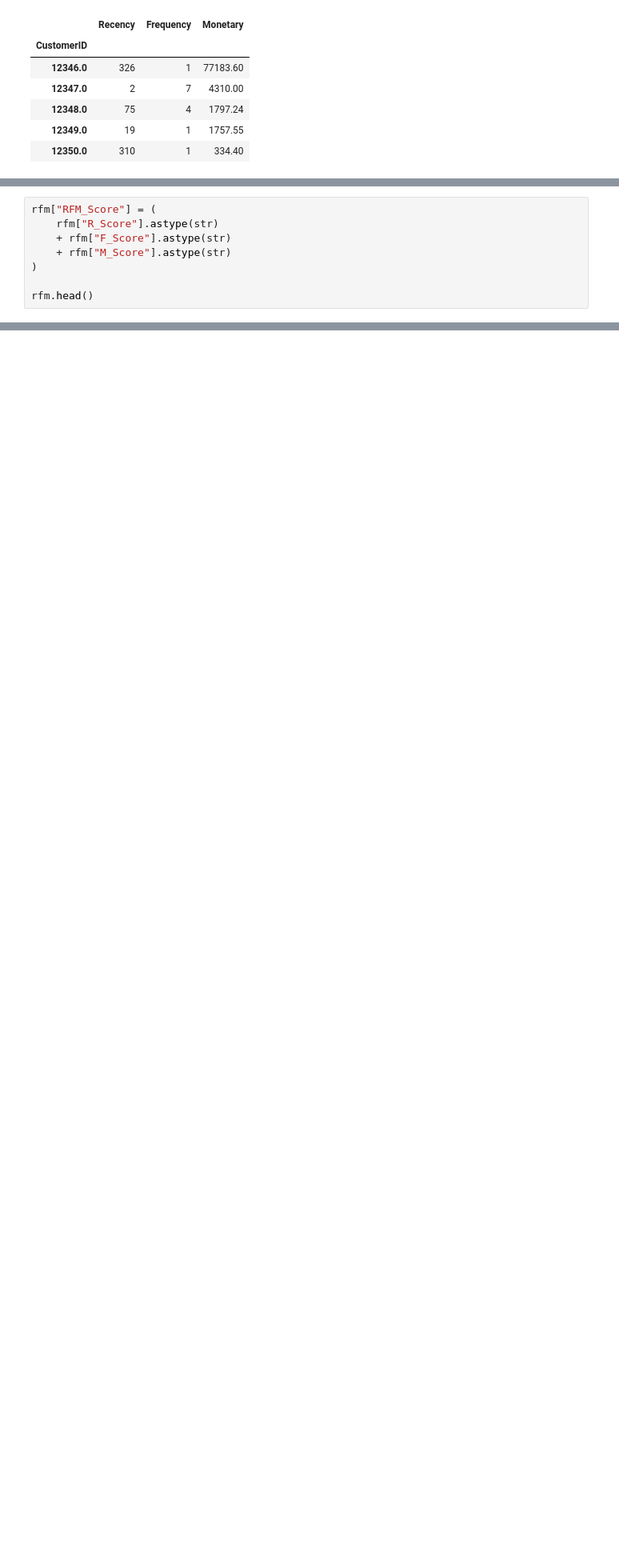
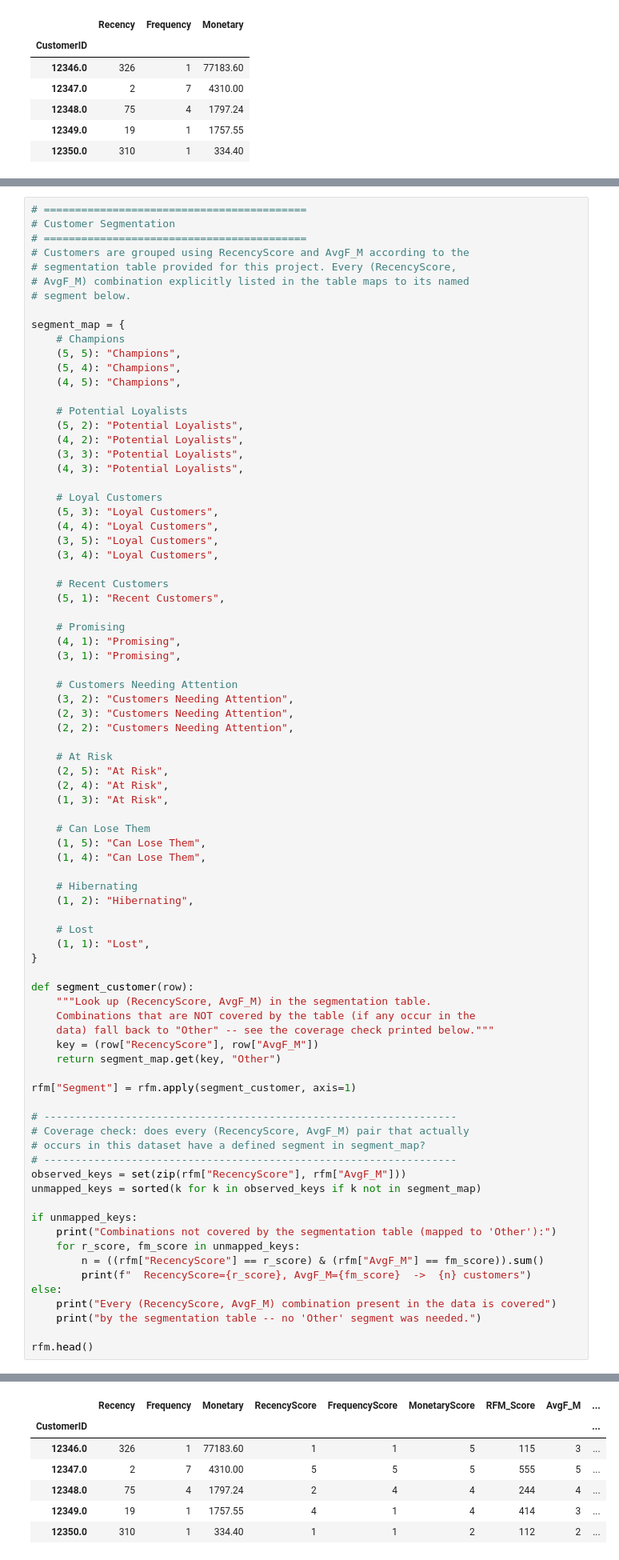
Before and after one commit to Ahmedwaheed01/global-ecommerce-data-analysis, a Jupyter notebook: Notebook/Online_Retail_Analysis.ipynb, the cells around one changed output, grey strips where cells are left out. Shown at 80% size. Saved outputs shown, nothing was run; the diff lists cells and outputs as text; blank space fills up the shorter version.

```diff
--- a/Notebook/Online_Retail_Analysis.ipynb
+++ b/Notebook/Online_Retail_Analysis.ipynb
@@ -694,8 +690,0 @@ rfm["M_Score"] = pd.qcut(
-# %%
-rfm["RFM_Score"] = (
-    rfm["R_Score"].astype(str)
-    + rfm["F_Score"].astype(str)
-    + rfm["M_Score"].astype(str)
-)
-
-rfm.head()
@@ -743,0 +767,82 @@ rfm.head()
+# %%
+# ==========================================
+# Customer Segmentation
+# ==========================================
+# Customers are grouped using RecencyScore and AvgF_M according to the
+# segmentation table provided for this project. Every (RecencyScore,
+# AvgF_M) combination explicitly listed in the table maps to its named
+# segment below.
+
+segment_map = {
+    # Champions
+    (5, 5): "Champions",
+    (5, 4): "Champions",
+    (4, 5): "Champions",
+
+    # Potential Loyalists
+    (5, 2): "Potential Loyalists",
+    (4, 2): "Potential Loyalists",
+    (3, 3): "Potential Loyalists",
+    (4, 3): "Potential Loyalists",
+
+    # Loyal Customers
+    (5, 3): "Loyal Customers",
+    (4, 4): "Loyal Customers",
+    (3, 5): "Loyal Customers",
+    (3, 4): "Loyal Customers",
+
+    # Recent Customers
+    (5, 1): "Recent Customers",
+
+    # Promising
+    (4, 1): "Promising",
+    (3, 1): "Promising",
+
+    # Customers Needing Attention
+    (3, 2): "Customers Needing Attention",
+    (2, 3): "Customers Needing Attention",
+    (2, 2): "Customers Needing Attention",
+
+    # At Risk
+    (2, 5): "At Risk",
+    (2, 4): "At Risk",
+    (1, 3): "At Risk",
+
+    # Can Lose Them
+    (1, 5): "Can Lose Them",
+    (1, 4): "Can Lose Them",
+
+    # Hibernating
+    (1, 2): "Hibernating",
+
+    # Lost
+    (1, 1): "Lost",
+}
+
+def segment_customer(row):
+    """Look up (RecencyScore, AvgF_M) in the segmentation table.
+    Combinations that are NOT covered by the table (if any occur in the
+    data) fall back to "Other" -- see the coverage check printed below."""
+    key = (row["RecencyScore"], row["AvgF_M"])
+    return segment_map.get(key, "Other")
+
+rfm["Segment"] = rfm.apply(segment_customer, axis=1)
+
+# ------------------------------------------------------------------
+# Coverage check: does every (RecencyScore, AvgF_M) pair that actually
+# occurs in this dataset have a defined segment in segment_map?
+# ------------------------------------------------------------------
+observed_keys = set(zip(rfm["RecencyScore"], rfm["AvgF_M"]))
+unmapped_keys = sorted(k for k in observed_keys if k not in segment_map)
+
+if unmapped_keys:
+    print("Combinations not covered by the segmentation table (mapped to 'Other'):")
+    for r_score, fm_score in unmapped_keys:
+        n = ((rfm["RecencyScore"] == r_score) & (rfm["AvgF_M"] == fm_score)).sum()
+        print(f"  RecencyScore={r_score}, AvgF_M={fm_score}  ->  {n} customers")
+else:
+    print("Every (RecencyScore, AvgF_M) combination present in the data is covered")
+    print("by the segmentation table -- no 'Other' segment was needed.")
+
+rfm.head()
+# %% [output]
@@ -743,0 +851,7 @@ rfm.head()
+|  | Recency | Frequency | Monetary | RecencyScore | FrequencyScore | MonetaryScore | RFM_Score | AvgF_M | ... |
+| CustomerID |  |  |  |  |  |  |  |  | ... |
+| 12346.0 | 326 | 1 | 77183.60 | 1 | 1 | 5 | 115 | 3 | ... |
+| 12347.0 | 2 | 7 | 4310.00 | 5 | 5 | 5 | 555 | 5 | ... |
+| 12348.0 | 75 | 4 | 1797.24 | 2 | 4 | 4 | 244 | 4 | ... |
+| 12349.0 | 19 | 1 | 1757.55 | 4 | 1 | 4 | 414 | 3 | ... |
+| 12350.0 | 310 | 1 | 334.40 | 1 | 1 | 2 | 112 | 2 | ... |
```
Also changed, not shown: parts of 16 cells of this notebook, 1 other file.
